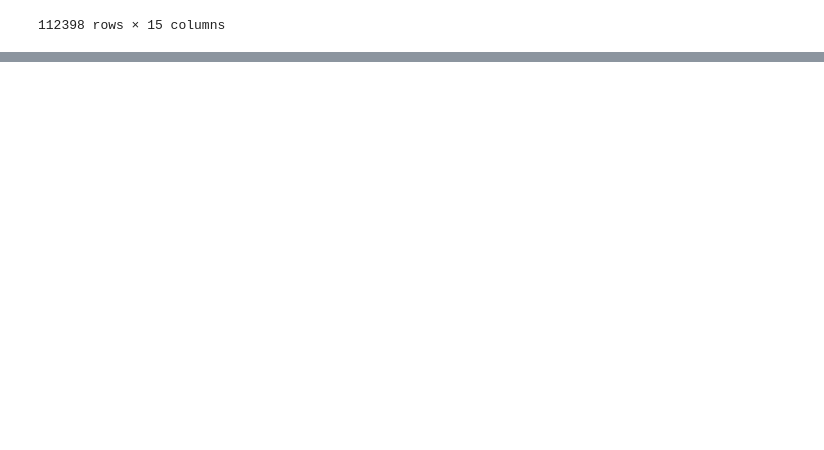
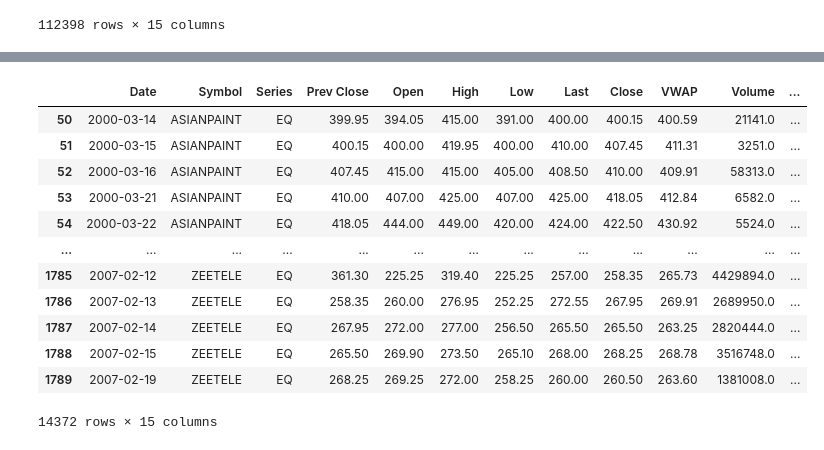
Before and after one commit to aana0308/NIFTY-Stock-Market-Prediction, a Jupyter notebook: notebooks/Stock Price Prediction.ipynb, the cells around one changed output, grey strips where cells are left out. Cells and saved outputs as stored; diff of their text form; code cells hidden in the pictures; blank space fills up the shorter version.

```diff
--- a/notebooks/Stock Price Prediction.ipynb
+++ b/notebooks/Stock Price Prediction.ipynb
@@ -220,3 +243,0 @@ array(['MUNDRAPORT', 'ADANIPORTS', 'ASIANPAINT', 'UTIBANK', 'AXISBANK',
-# %%
-df = pd.concat([df[].shift(3), temps.shift(2), temps.shift(1), temps], axis=1)
-df.columns = ['t-2', 't-1', 't', 't+1']
@@ -224,0 +244,18 @@ SyntaxError: invalid syntax (Temp/ipykernel_1768/1104005889.py, line 1)
+# %%
+#displaying the rows which have NULL values in the 'Deliverable Volume' column
+#the number of NULL values in 'Deliverable Volume' and '%Deliverble' are same as %Deliverble is obtained from Deliverable Volume
+df[df['Deliverable Volume'].isna()]
+# %% [output]
+|  | Date | Symbol | Series | Prev Close | Open | High | Low | Last | Close | VWAP | Volume | ... |
+| 50 | 2000-03-14 | ASIANPAINT | EQ | 399.95 | 394.05 | 415.00 | 391.00 | 400.00 | 400.15 | 400.59 | 21141.0 | ... |
+| 51 | 2000-03-15 | ASIANPAINT | EQ | 400.15 | 400.00 | 419.95 | 400.00 | 410.00 | 407.45 | 411.31 | 3251.0 | ... |
+| 52 | 2000-03-16 | ASIANPAINT | EQ | 407.45 | 415.00 | 415.00 | 405.00 | 408.50 | 410.00 | 409.91 | 58313.0 | ... |
+| 53 | 2000-03-21 | ASIANPAINT | EQ | 410.00 | 407.00 | 425.00 | 407.00 | 425.00 | 418.05 | 412.84 | 6582.0 | ... |
+| 54 | 2000-03-22 | ASIANPAINT | EQ | 418.05 | 444.00 | 449.00 | 420.00 | 424.00 | 422.50 | 430.92 | 5524.0 | ... |
+| ... | ... | ... | ... | ... | ... | ... | ... | ... | ... | ... | ... | ... |
+| 1785 | 2007-02-12 | ZEETELE | EQ | 361.30 | 225.25 | 319.40 | 225.25 | 257.00 | 258.35 | 265.73 | 4429894.0 | ... |
+| 1786 | 2007-02-13 | ZEETELE | EQ | 258.35 | 260.00 | 276.95 | 252.25 | 272.55 | 267.95 | 269.91 | 2689950.0 | ... |
+| 1787 | 2007-02-14 | ZEETELE | EQ | 267.95 | 272.00 | 277.00 | 256.50 | 265.50 | 265.50 | 263.25 | 2820444.0 | ... |
+| 1788 | 2007-02-15 | ZEETELE | EQ | 265.50 | 269.90 | 273.50 | 265.10 | 268.00 | 268.25 | 268.78 | 3516748.0 | ... |
+| 1789 | 2007-02-19 | ZEETELE | EQ | 268.25 | 269.25 | 272.00 | 258.25 | 260.00 | 260.50 | 263.60 | 1381008.0 | ... |
+14372 rows × 15 columns
```
Also changed, not shown: parts of 28 cells of this notebook.
